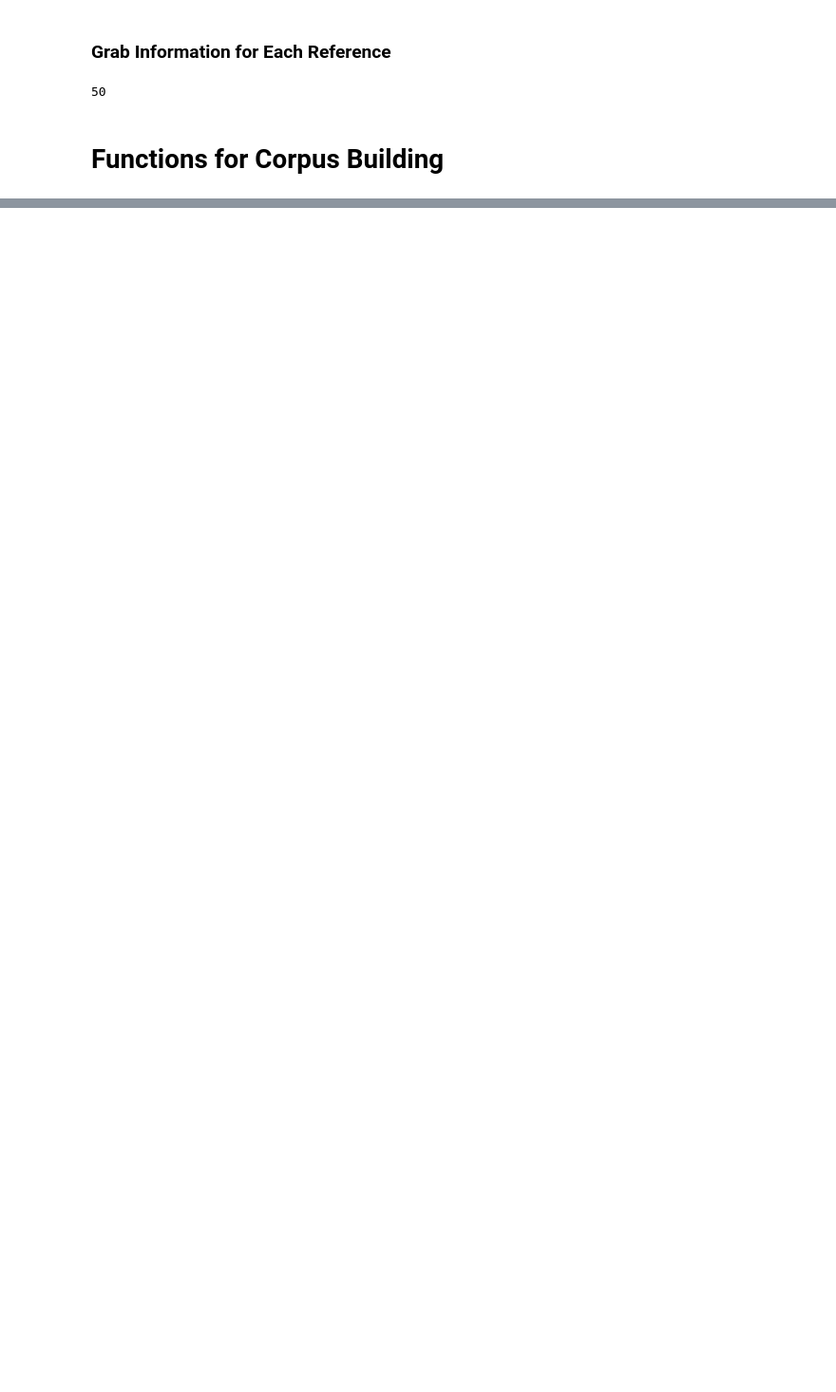
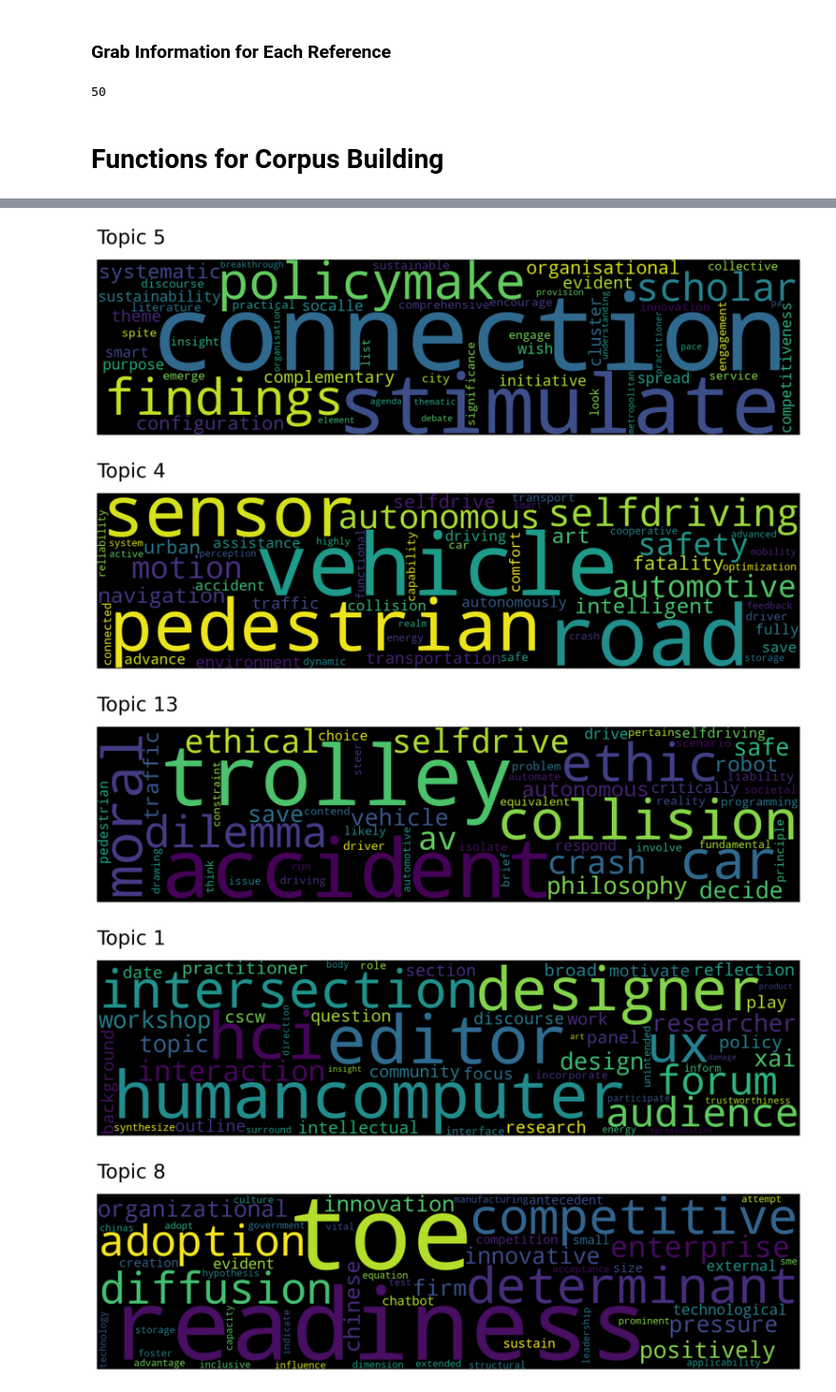
Before and after one commit to Zandermintz/AI_in_public_sector, a Jupyter notebook: corpus_building.ipynb, the cells around one changed output, grey strips where cells are left out. Shown at 95% size. Saved outputs shown, nothing was run; the diff lists cells and outputs as text; code cells hidden in the pictures; blank space fills up the shorter version.

Commit message:
Fully functioning script

```diff
--- a/corpus_building.ipynb
+++ b/corpus_building.ipynb
@@ -230,0 +246,5 @@ Total number of Deduped Referenced and Related Works: 406
+# %%
+#Drop nulls and check total abstracts
+
+abstract_inverted_index_list = [i for i in abstract_inverted_index_list if i is not None]
+len(abstract_inverted_index_list)
@@ -230,0 +408,7 @@ Total number of Deduped Referenced and Related Works: 406
+# %%
+#fitting the model to our abstracts
+topics, probs = topic_model.fit_transform(new_abstracts_final)
+
+##Saving the model
+
+#topic_model.save("my_model")
@@ -230,0 +463,13 @@ Total number of Deduped Referenced and Related Works: 406
+# %%
+##Reduce outlier attempts
+##helpful documentation for choosing the most appropriate method: https://maartengr.github.io/BERTopic/getting_started/outlier_reduction/outlier_reduction.html
+
+#new_topics = topic_model.reduce_outliers(new_abstracts_final, topics, strategy="c-tf-idf", threshold=0.1)
+new_topics = topic_model.reduce_outliers(new_abstracts_final, topics, strategy="distributions")
+#new_topics = topic_model.reduce_outliers(new_abstracts_final, topics, probabilities=probs, strategy="probabilities")
+#new_topics = topic_model.reduce_outliers(new_abstracts_final, topics, strategy="embeddings")
+
+topic_model.update_topics(new_abstracts_final, topics=new_topics)
+# Seeing the topics and topic labels
+print(topic_model.get_topic_info())
+topic_model.generate_topic_labels()
@@ -230,0 +646,3 @@ Total number of Deduped Referenced and Related Works: 406
+# %%
+##Run documents through function
+top2vec_model=func_train_t2v(n_neighbors=50, min_dist=0.0, min_cluster_size=7, min_count=5, docs=new_abstracts_final, embedding_model='doc2vec')
@@ -230,0 +720,12 @@ Total number of Deduped Referenced and Related Works: 406
+# %%
+##Generating word clouds with top2vec for the top 5 most similar topics to search word(s)
+
+topic_words, word_scores, topic_scores, topic_nums = top2vec_model.search_topics(keywords=["smart"], num_topics=5)
+for topic in topic_nums:
+    top2vec_model.generate_topic_wordcloud(topic)
+# %% [output]
+[figure, added]
+[figure, added]
+[figure, added]
+[figure, added]
+[figure, added]
```
Also changed, not shown: parts of 29 cells of this notebook.
